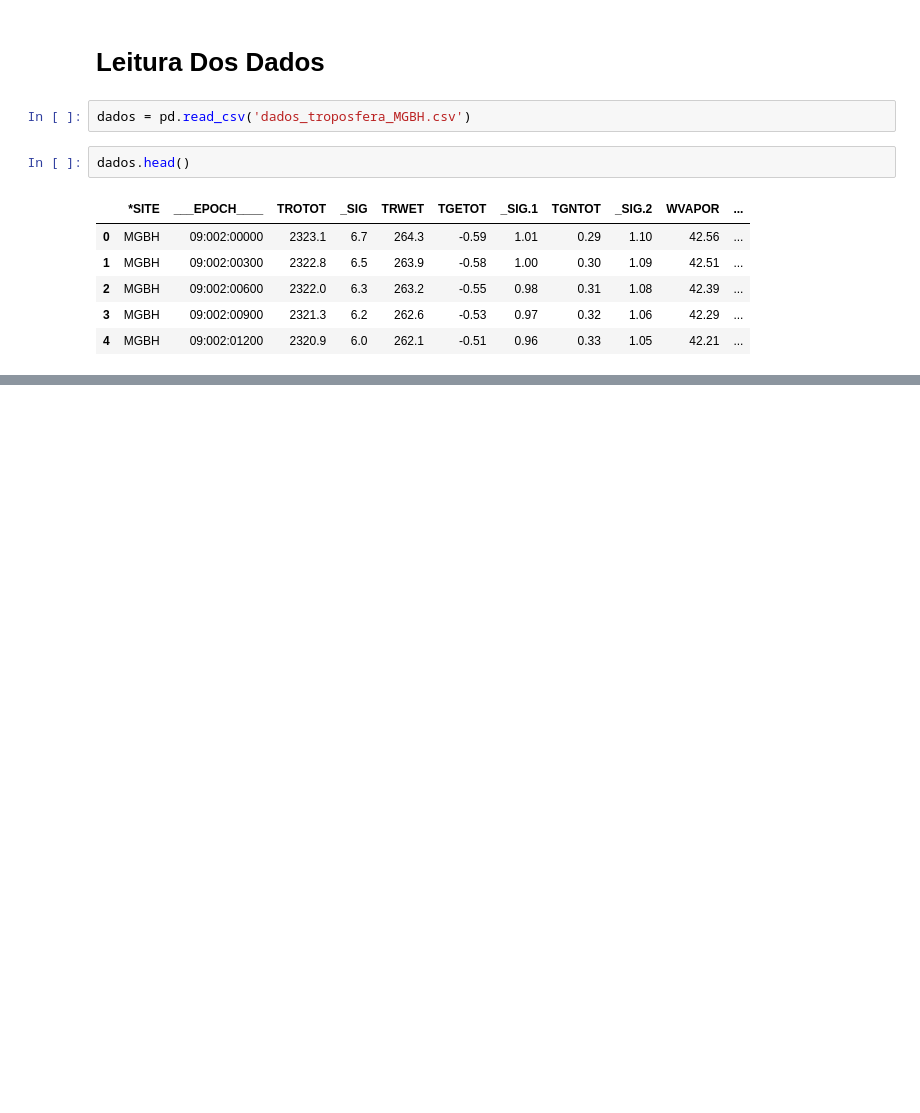
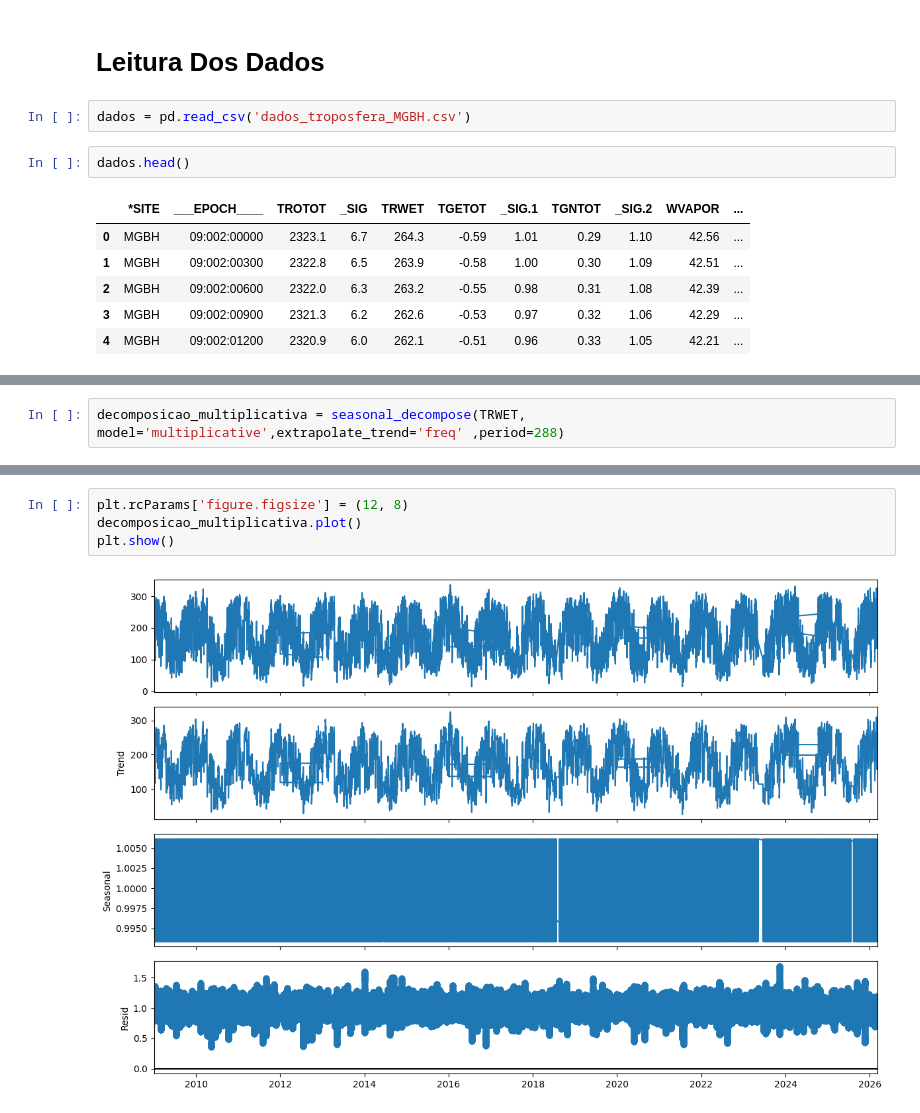
Before and after one commit to Rafarockdf/IC_GNSS, a Jupyter notebook: EstudoGNSS/codigo.ipynb, the cells around one changed output, grey strips where cells are left out. Drawn from its saved outputs; the diff is of its cells as text; blank space fills up the shorter version.

```diff
--- a/EstudoGNSS/codigo.ipynb
+++ b/EstudoGNSS/codigo.ipynb
@@ -20,0 +174,2 @@ dados.head()
+# %%
+decomposicao_multiplicativa = seasonal_decompose(TRWET, model='multiplicative',extrapolate_trend='freq' ,period=288)
@@ -20,0 +180,6 @@ dados.head()
+# %%
+plt.rcParams['figure.figsize'] = (12, 8)
+decomposicao_multiplicativa.plot()
+plt.show()
+# %% [output]
+[figure, added]
```
Also changed, not shown: parts of 29 cells of this notebook.
